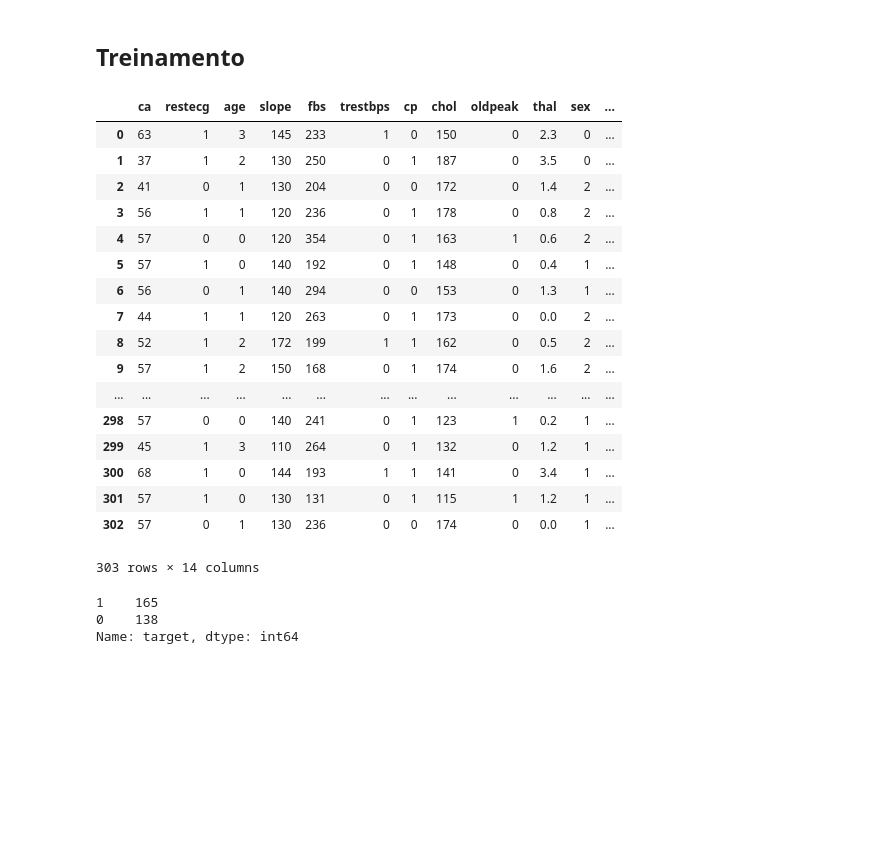
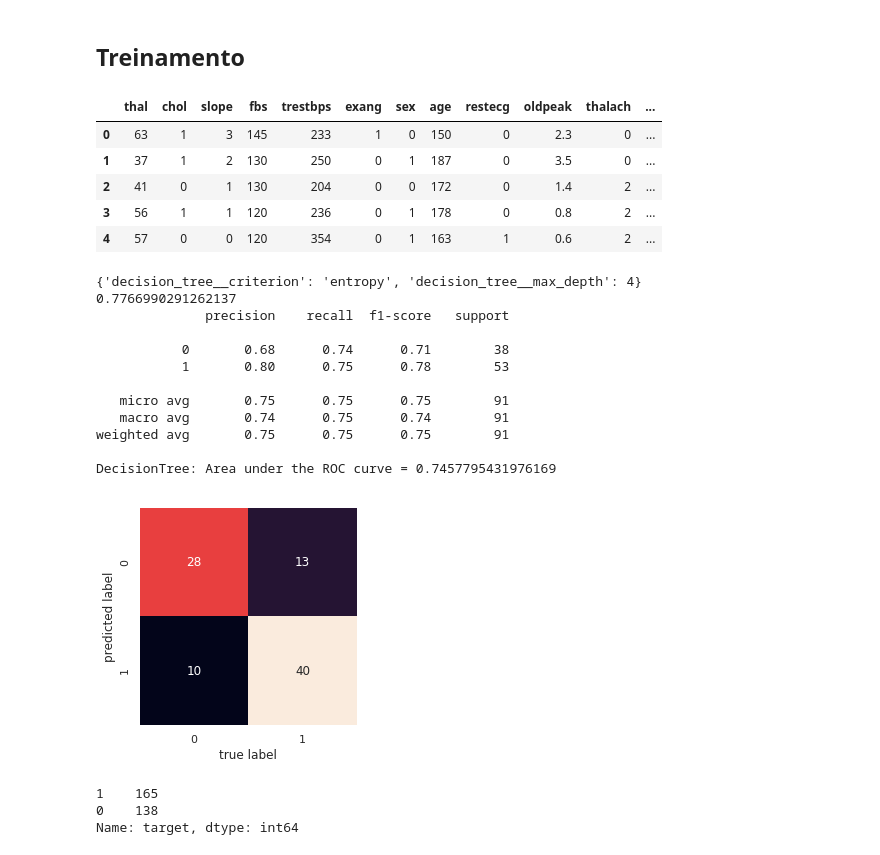
Before and after one commit to ruteee/process-state-decision, a Jupyter notebook: Trabalho Árvores de Decisão-Copy1.ipynb, the cells around one changed output. Cells and saved outputs as stored; diff of their text form; code cells hidden in the pictures; blank space fills up the shorter version.

```diff
--- a/Trabalho Árvores de Decisão-Copy1.ipynb
+++ b/Trabalho Árvores de Decisão-Copy1.ipynb
@@ -34,23 +38,11 @@ from sklearn import datasets
 data = pd.read_csv("heart.csv")
 random.shuffle(data.columns.values[0:-1])
 # %%
-data
+data.head()
 # %% [output]
-|  | ca | restecg | age | slope | fbs | trestbps | cp | chol | oldpeak | thal | sex | ... |
+|  | thal | chol | slope | fbs | trestbps | exang | sex | age | restecg | oldpeak | thalach | ... |
 | 0 | 63 | 1 | 3 | 145 | 233 | 1 | 0 | 150 | 0 | 2.3 | 0 | ... |
 | 1 | 37 | 1 | 2 | 130 | 250 | 0 | 1 | 187 | 0 | 3.5 | 0 | ... |
 | 2 | 41 | 0 | 1 | 130 | 204 | 0 | 0 | 172 | 0 | 1.4 | 2 | ... |
 | 3 | 56 | 1 | 1 | 120 | 236 | 0 | 1 | 178 | 0 | 0.8 | 2 | ... |
 | 4 | 57 | 0 | 0 | 120 | 354 | 0 | 1 | 163 | 1 | 0.6 | 2 | ... |
-| 5 | 57 | 1 | 0 | 140 | 192 | 0 | 1 | 148 | 0 | 0.4 | 1 | ... |
-| 6 | 56 | 0 | 1 | 140 | 294 | 0 | 0 | 153 | 0 | 1.3 | 1 | ... |
-| 7 | 44 | 1 | 1 | 120 | 263 | 0 | 1 | 173 | 0 | 0.0 | 2 | ... |
-| 8 | 52 | 1 | 2 | 172 | 199 | 1 | 1 | 162 | 0 | 0.5 | 2 | ... |
-| 9 | 57 | 1 | 2 | 150 | 168 | 0 | 1 | 174 | 0 | 1.6 | 2 | ... |
-| ... | ... | ... | ... | ... | ... | ... | ... | ... | ... | ... | ... | ... |
-| 298 | 57 | 0 | 0 | 140 | 241 | 0 | 1 | 123 | 1 | 0.2 | 1 | ... |
-| 299 | 45 | 1 | 3 | 110 | 264 | 0 | 1 | 132 | 0 | 1.2 | 1 | ... |
-| 300 | 68 | 1 | 0 | 144 | 193 | 1 | 1 | 141 | 0 | 3.4 | 1 | ... |
-| 301 | 57 | 1 | 0 | 130 | 131 | 0 | 1 | 115 | 1 | 1.2 | 1 | ... |
-| 302 | 57 | 0 | 1 | 130 | 236 | 0 | 0 | 174 | 0 | 0.0 | 1 | ... |
-303 rows × 14 columns
@@ -57,3 +51,67 @@ data
+# %%
+# Load data
+#data = datasets.load_breast_cancer()
+target_names = [0, 1]
+
+# Cross Validation
+model = DecisionTreeClassifier()
+
+steps = [
+#   Prepocessing
+##  Calculate slopes
+#   ('slope', estimate_slopes),
+##  Feature Selection
+#   ('feat_sel', feat_sel),
+    ('decision_tree', model)
+]
+pipe = Pipeline(steps)
+
+pipe_params = {
+#     'slope__n': range(3, 21), # 2 < n <= 20, equivalente a 12 minutos
+    'decision_tree__max_depth': range(1, 11),
+    'decision_tree__criterion': ['gini', 'entropy']
+}
+
+grid_cv = GridSearchCV(pipe, param_grid=pipe_params, cv=10, scoring='f1', refit=True)
+best = grid_cv.fit(X_train, y_train)
+best_params = grid_cv.best_params_
+
+best_estimator = grid_cv.best_estimator_.named_steps['decision_tree']
+y_pred = grid_cv.predict(X_test)
+print(grid_cv.best_params_)
+print(grid_cv.score(X_test, y_test))
+print(classification_report(y_test, y_pred))
+
+mat = confusion_matrix(y_test, y_pred)
+sns.heatmap(mat.T,
+            square=True,
+            annot=True,
+            fmt='d',
+            cbar=False,
+            xticklabels=target_names,
+            yticklabels=target_names)
+
+tree_performance = roc_auc_score(y_test, y_pred)
+
+print ('DecisionTree: Area under the ROC curve = {}'.format(tree_performance))
+
+
+plt.xlabel('true label')
+plt.ylabel('predicted label');
+# %% [output]
+{'decision_tree__criterion': 'entropy', 'decision_tree__max_depth': 4}
+0.7766990291262137
+              precision    recall  f1-score   support
+
+           0       0.68      0.74      0.71        38
+           1       0.80      0.75      0.78        53
+
+   micro avg       0.75      0.75      0.75        91
+   macro avg       0.74      0.75      0.74        91
+weighted avg       0.75      0.75      0.75        91
+
+DecisionTree: Area under the ROC curve = 0.7457795431976169
+[figure, added]
 # %%
 data['target'].value_counts()
 # %% [output]
```
Also changed, not shown: parts of 7 cells of this notebook.
